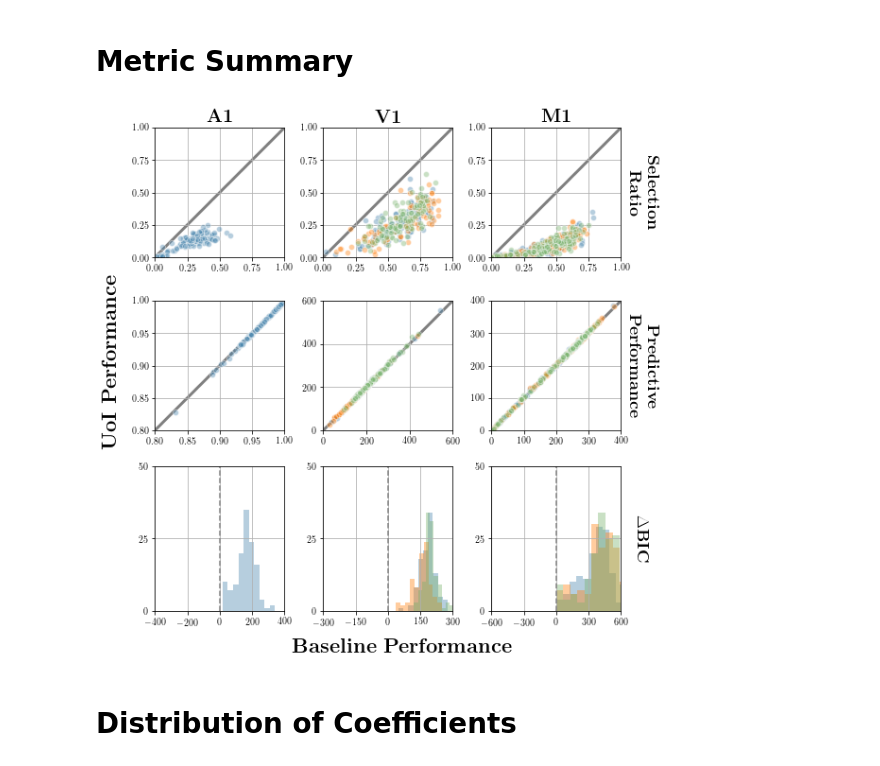
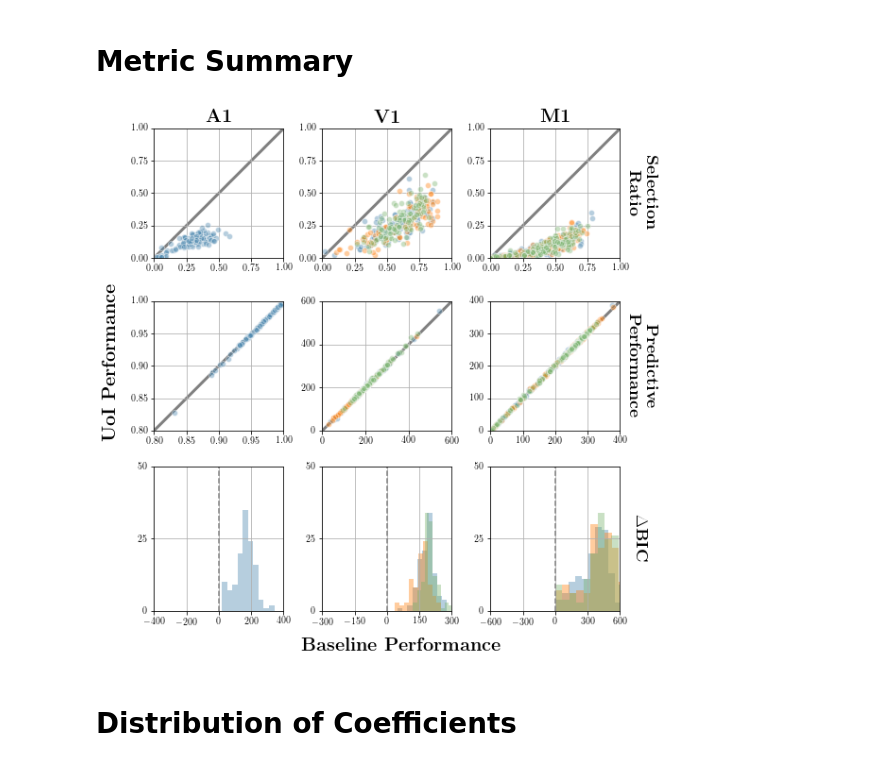
Before and after one commit to BouchardLab/neuroinference, a Jupyter notebook: notebooks/coupling/coupling_broad_analysis.ipynb, the cells around one changed output. Saved outputs shown, nothing was run; the diff lists cells and outputs as text; code cells hidden in the pictures.

```diff
--- a/notebooks/coupling/coupling_broad_analysis.ipynb
+++ b/notebooks/coupling/coupling_broad_analysis.ipynb
@@ -173,37 +173,37 @@ axes[1, -1].set_ylabel(
     fontsize=18,
     labelpad=40,
     rotation=270)
 axes[2, -1].set_ylabel(
     r'$\Delta$\textbf{BIC}',
     fontsize=18,
     labelpad=30,
     rotation=270)
 axes[0, -1].yaxis.set_label_position('right')
 axes[1, -1].yaxis.set_label_position('right')
 axes[2, -1].yaxis.set_label_position('right')
 
 fig_invert = fig.transFigure.inverted()
 middle_x, _ = fig_invert.transform(axes[-1, 1].transAxes.transform([0.5, 0.]))
 _, middle_y = fig_invert.transform(axes[1, 1].transAxes.transform([0., 0.5]))
 fig.text(
     x=middle_x, y=-0.02,
     s=r'\textbf{Baseline Performance}',
-    fontsize=22,
+    fontsize=20,
     horizontalalignment='center',
     verticalalignment='center')
 
 fig.text(
     x=-0.02, y=middle_y,
     s=r'\textbf{UoI Performance}',
-    fontsize=22,
+    fontsize=20,
     rotation=90,
     horizontalalignment='center',
     verticalalignment='center')
 
 plt.tight_layout()
-plt.savefig('coupling_metric_summary.pdf', bbox_inches='tight')
+plt.savefig('figure4a.pdf', bbox_inches='tight')
 # %% [output]
-[figure, old version]
+[figure, new version]
 # %% [markdown]
 # Distribution of Coefficients
 # %%
```
Also changed, not shown: parts of 2 cells of this notebook, 2 other files.
